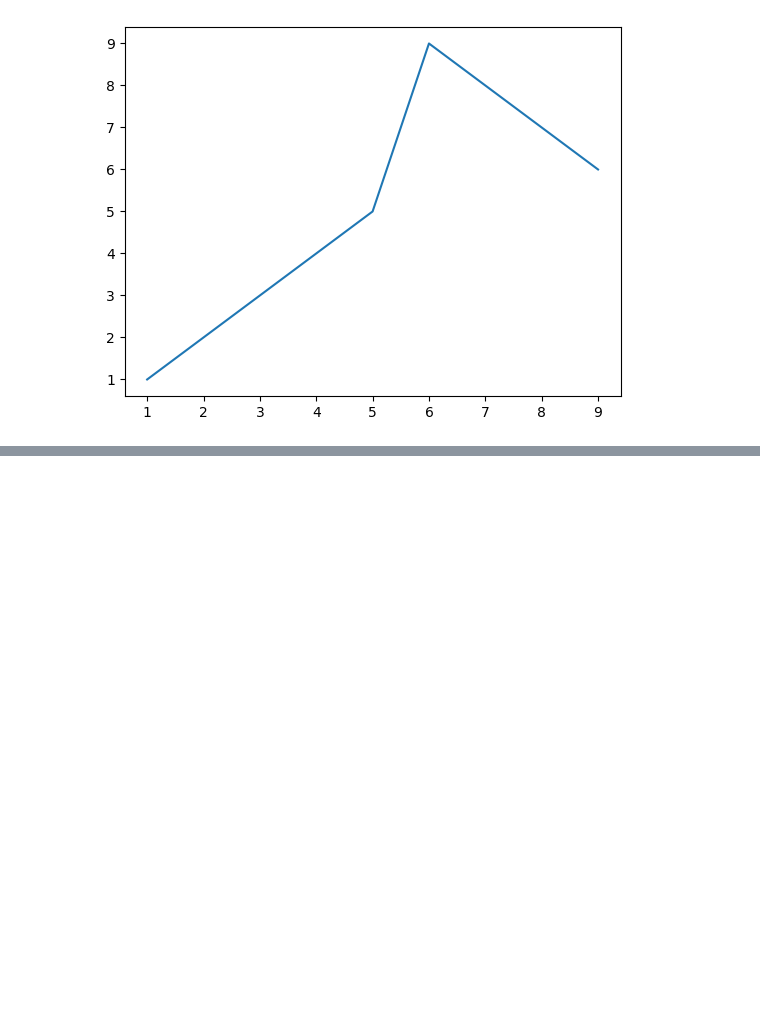
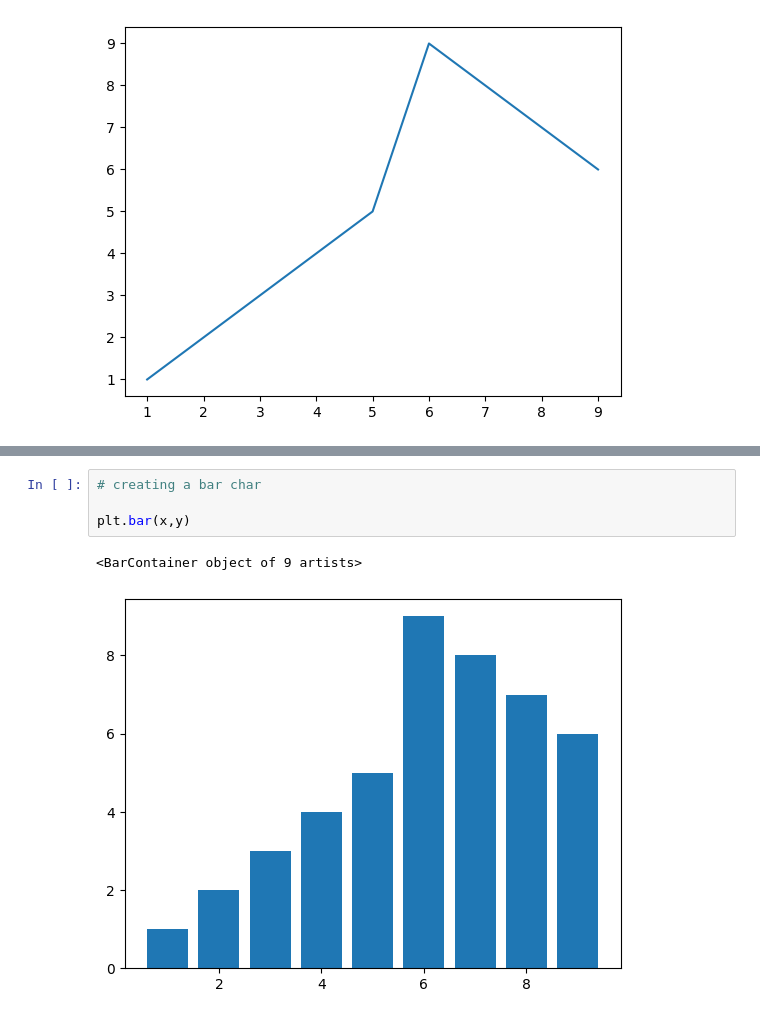
Before and after one commit to dadejecova/P4DS-ML, a Jupyter notebook: Practical_Data_Visualization.ipynb, the cells around one changed output, grey strips where cells are left out. Saved outputs shown, nothing was run; the diff lists cells and outputs as text; blank space fills up the shorter version.

```diff
--- a/Practical_Data_Visualization.ipynb
+++ b/Practical_Data_Visualization.ipynb
@@ -81,0 +104,7 @@ plt.show()
+# %%
+# creating a bar char
+
+plt.bar(x,y)
+# %% [output]
+<BarContainer object of 9 artists>
+[figure, added]
```
Also changed, not shown: parts of 7 cells of this notebook.
